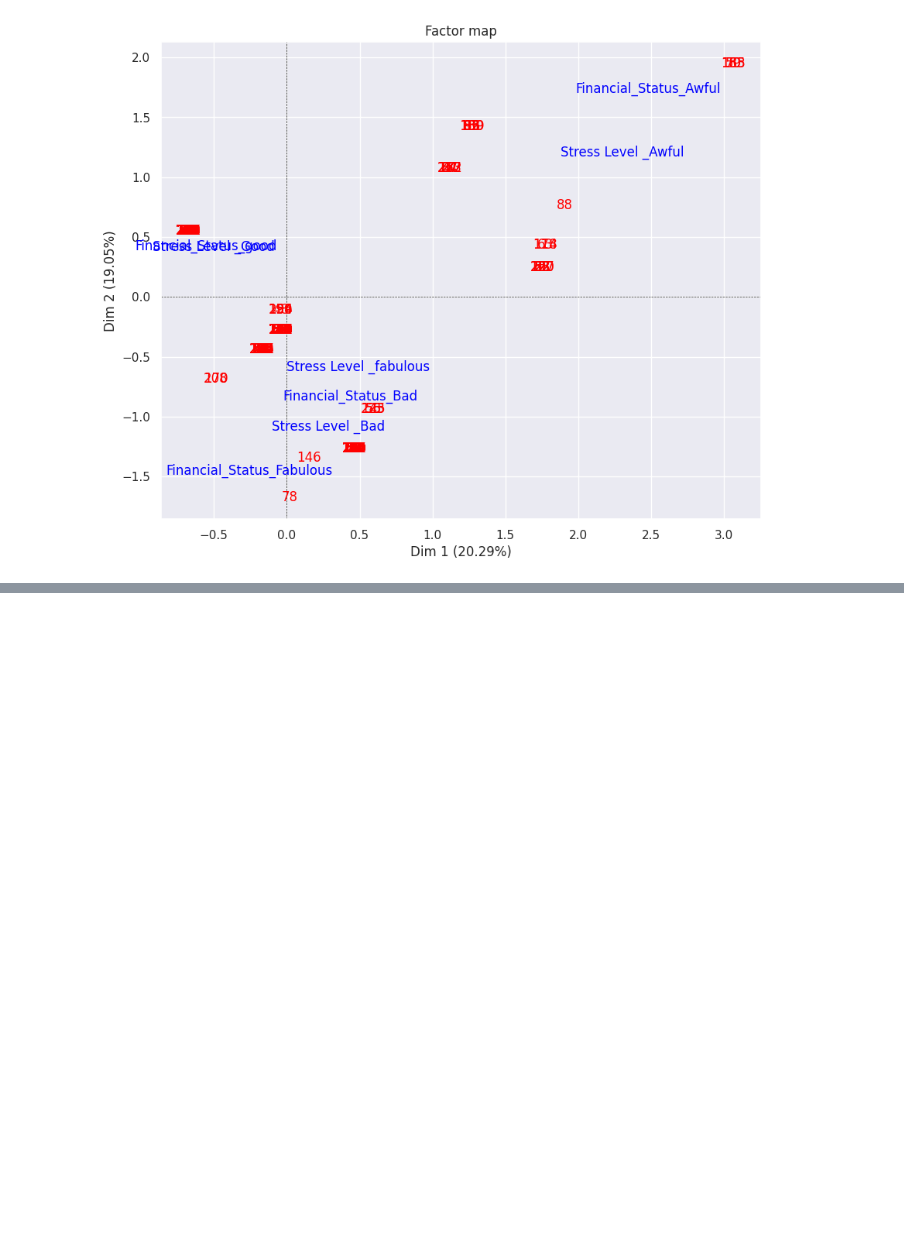
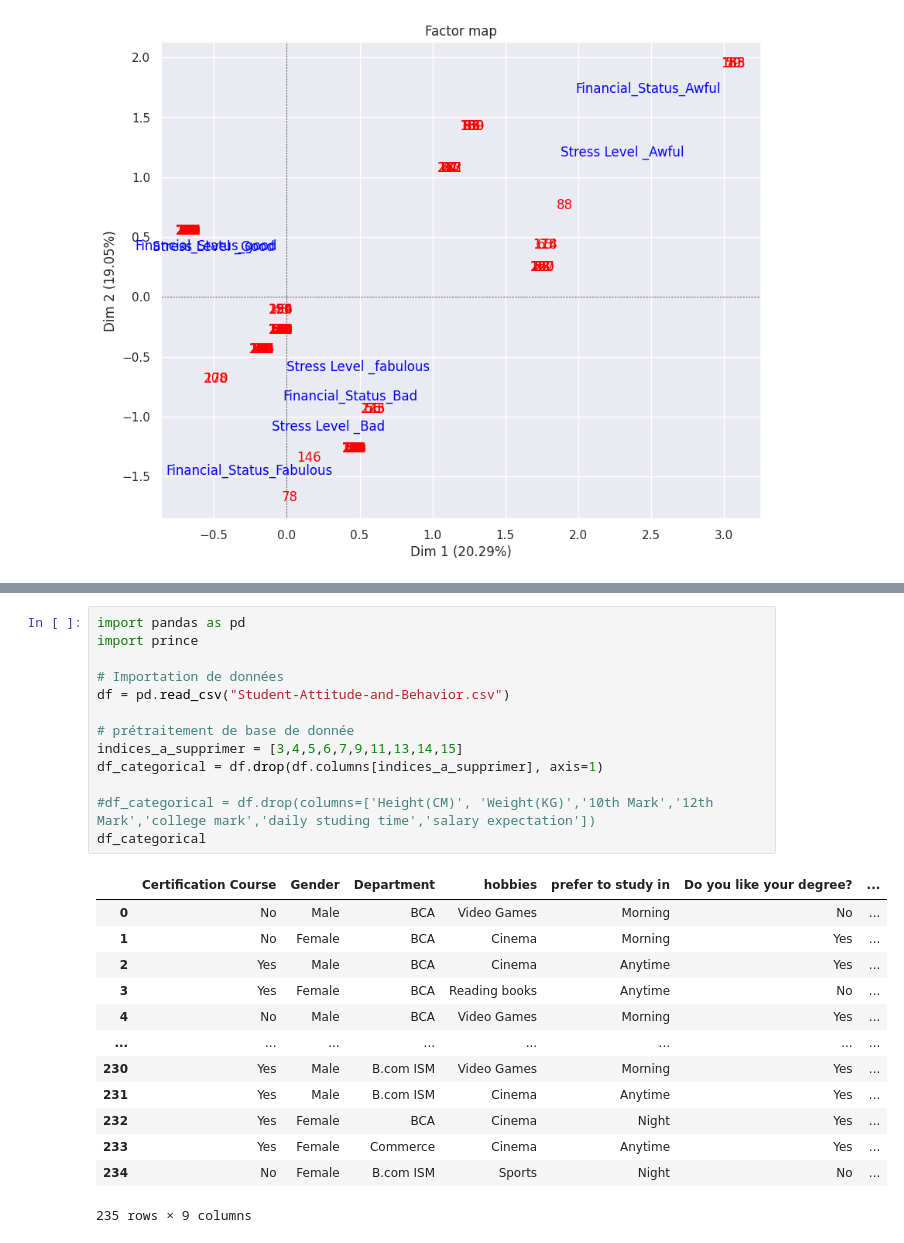
Before and after one commit to fatima-ezzahra-saf/Projet-Analyse-de-donnees, a Jupyter notebook: Untitled8(2).ipynb, the cells around one changed output, grey strips where cells are left out. Drawn from its saved outputs; the diff is of its cells as text; blank space fills up the shorter version.

```diff
--- a/Untitled8(2).ipynb
+++ b/Untitled8(2).ipynb
@@ -278,0 +301,27 @@ afc_subset.mapping(1, 2, figsize=(10, 8))
+# %%
+import pandas as pd
+import prince
+
+# Importation de données
+df = pd.read_csv("Student-Attitude-and-Behavior.csv")
+
+# prétraitement de base de donnée
+indices_a_supprimer = [3,4,5,6,7,9,11,13,14,15]
+df_categorical = df.drop(df.columns[indices_a_supprimer], axis=1)
+
+#df_categorical = df.drop(columns=['Height(CM)', 'Weight(KG)','10th Mark','12th Mark','college mark','daily studing time','salary expectation'])
+df_categorical
+# %% [output]
+|  | Certification Course | Gender | Department | hobbies | prefer to study in | Do you like your degree? | ... |
+| 0 | No | Male | BCA | Video Games | Morning | No | ... |
+| 1 | No | Female | BCA | Cinema | Morning | Yes | ... |
+| 2 | Yes | Male | BCA | Cinema | Anytime | Yes | ... |
+| 3 | Yes | Female | BCA | Reading books | Anytime | No | ... |
+| 4 | No | Male | BCA | Video Games | Morning | Yes | ... |
+| ... | ... | ... | ... | ... | ... | ... | ... |
+| 230 | Yes | Male | B.com ISM | Video Games | Morning | Yes | ... |
+| 231 | Yes | Male | B.com ISM | Cinema | Anytime | Yes | ... |
+| 232 | Yes | Female | BCA | Cinema | Night | Yes | ... |
+| 233 | Yes | Female | Commerce | Cinema | Anytime | Yes | ... |
+| 234 | No | Female | B.com ISM | Sports | Night | No | ... |
+235 rows × 9 columns
```
Also changed, not shown: parts of 12 cells of this notebook.
